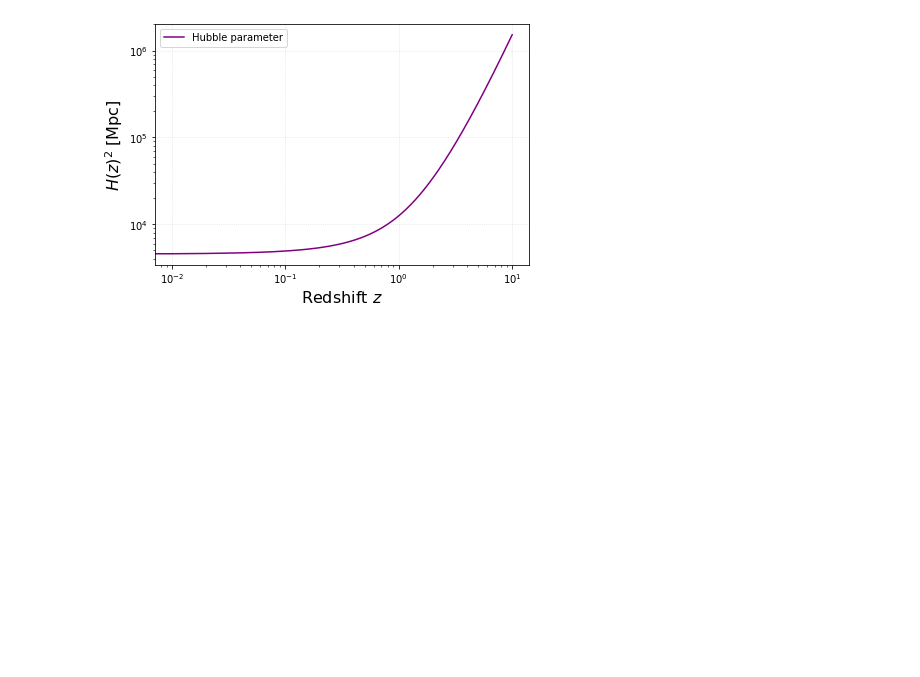
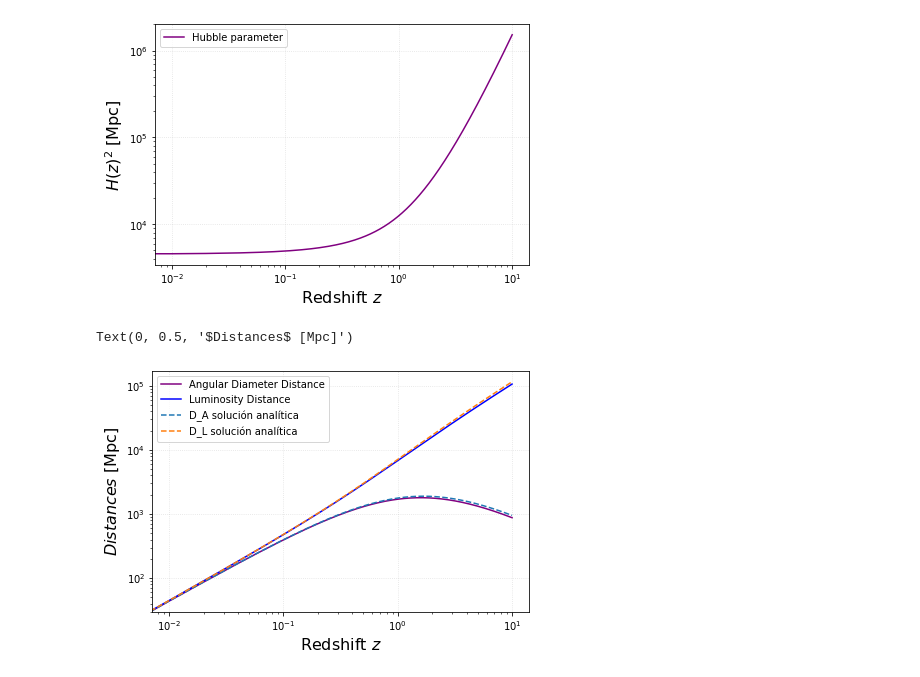
Before and after one commit to antoniacisternas/Tareas-cosmologia, a Jupyter notebook: Intro_to_CAMB.ipynb, the cells around one changed output. Drawn from its saved outputs; the diff is of its cells as text; code cells hidden in the pictures; blank space fills up the shorter version.

Commit message:
Solución analítica angular diameter distance

```diff
--- a/Intro_to_CAMB.ipynb
+++ b/Intro_to_CAMB.ipynb
@@ -209,6 +210,9 @@ Donde:
 \end{align}
 # %%
 w = -1
+c = 3 * 10**5
+#xq me da con ese valor de c?
+
 Omega_k = 0
 Omega_r = 10**(-4)
 Omega_lambda = 0.75
@@ -236,0 +238,42 @@ Text(0, 0.5, '$H(z)^2$ [Mpc]')
+# %%
+# qué pasa con el chi?
+
+def E(z, H0, Omega_r ,Omega_m, Omega_lambda, Omega_k, w):
+    return np.sqrt(Hubble2(z, H0, Omega_r ,Omega_m, Omega_lambda, Omega_k, w))/ H0
+
+def func(z, H0, Omega_r ,Omega_m, Omega_lambda, Omega_k, w):
+    return 1/E(z, H0, Omega_r ,Omega_m, Omega_lambda, Omega_k, w)
+
+def f_k(z, H0, Omega_r ,Omega_m, Omega_lambda, Omega_k, w):
+    if Omega_k > 0:
+        return (c/(H0*np.sqrt(Omega_k))) *np.sinh(np.sqrt(Omega_k)* quad(func, 0, z, args=(H0, Omega_r ,Omega_m, Omega_lambda, Omega_k, w)))[0]
+    elif Omega_k == 0:
+        return (c/H0) * quad(func, 0, z, args=(H0, Omega_r ,Omega_m, Omega_lambda, Omega_k, w))[0]
+    elif Omega_k < 0:
+        return (c/(H0*np.sqrt(-Omega_k))) *np.sin(np.sqrt(-Omega_k) * quad(func, 0, z, args=(H0, Omega_r ,Omega_m, Omega_lambda, Omega_k, w)))[0]
+
+def D_A(z, H0, Omega_r ,Omega_m, Omega_lambda, Omega_k, w):
+    return f_k(z, H0, Omega_r ,Omega_m, Omega_lambda, Omega_k, w)/ (1+z)
+
+def D_L(z, H0, Omega_r ,Omega_m, Omega_lambda, Omega_k, w):
+    return (1+z) * f_k(z, H0, Omega_r ,Omega_m, Omega_lambda, Omega_k, w)
+# %%
+fig, ax = plt.subplots(ncols=1, nrows=1, sharey=True, figsize=(6, 4), constrained_layout = True)
+
+
+DA_values = [D_A(z, H0, Omega_r, Omega_m, Omega_lambda, Omega_k, w) for z in zs]
+DL_values = [D_L(z, H0, Omega_r, Omega_m, Omega_lambda, Omega_k, w) for z in zs]
+
+ax.loglog(zs, D_ang, color='purple', label='Angular Diameter Distance')
+ax.loglog(zs, D_lum, color='b', label='Luminosity Distance')
+ax.loglog(zs, DA_values, '--', label='D_A solución analítica')
+ax.loglog(zs, DL_values, '--',label='D_L solución analítica')
+
+ax.grid(alpha=0.4, ls=':')
+
+ax.legend()
+ax.set_xlabel(r'Redshift $z$', fontsize=16)
+ax.set_ylabel(r'$Distances$ [Mpc]', fontsize=16)
+# %% [output]
+Text(0, 0.5, '$Distances$ [Mpc]')
+[figure, added]
```
Also changed, not shown: parts of 3 cells of this notebook.
